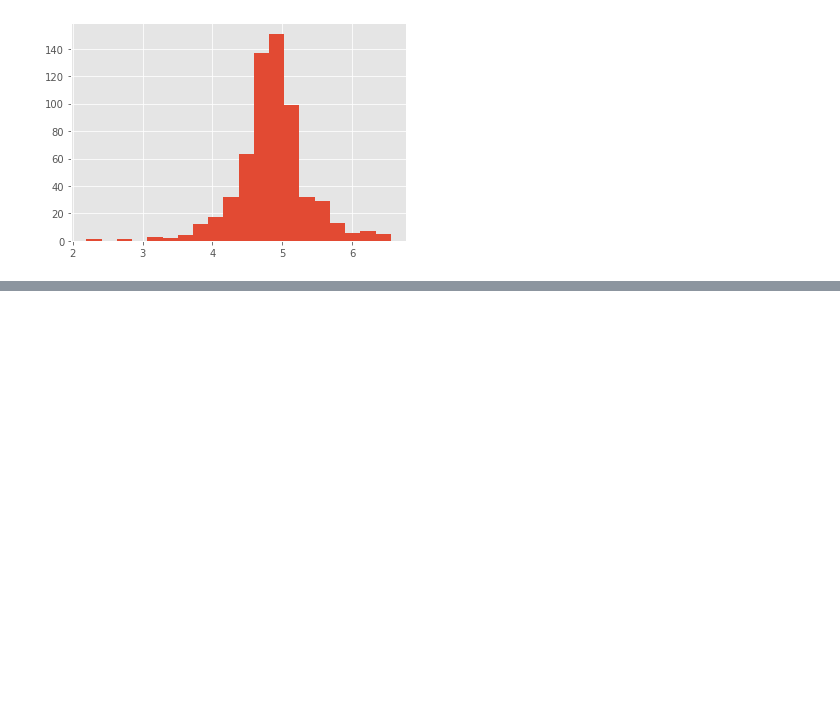
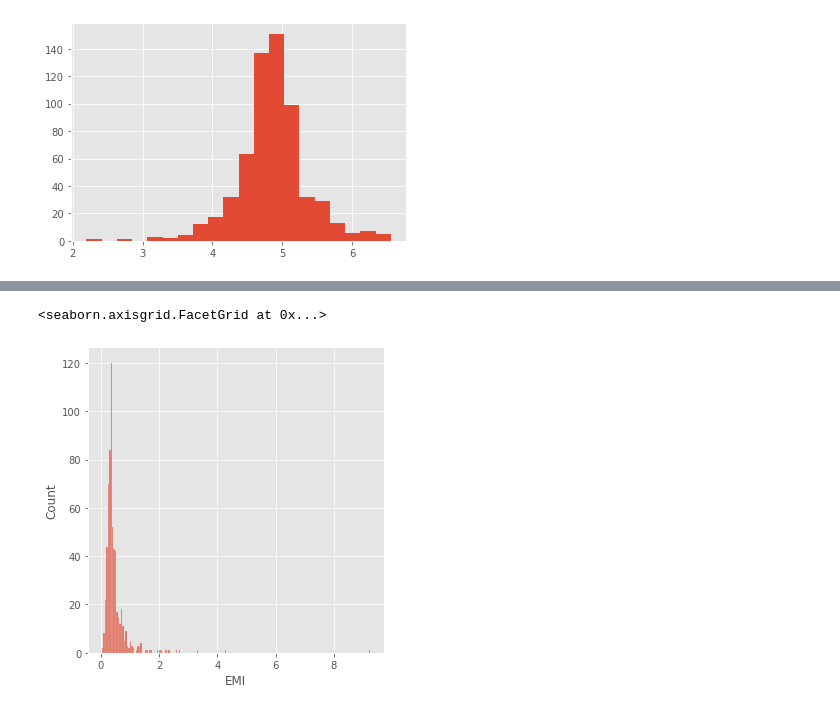
Before and after one commit to ew3g/loan-prediction, a Jupyter notebook: notebook.ipynb, the cells around one changed output, grey strips where cells are left out. Cells and saved outputs as stored; diff of their text form; code cells hidden in the pictures; blank space fills up the shorter version.

```diff
--- a/notebook.ipynb
+++ b/notebook.ipynb
@@ -411,0 +505,10 @@ x_train, x_cv, y_train, y_cv = train_test_split(X, y, test_size=0.3)
+# %%
+#Creating EMI
+loan_data_train['EMI'] = loan_data_train['LoanAmount'] / loan_data_train['Loan_Amount_Term']
+loan_data_test['EMI'] = loan_data_test['LoanAmount'] / loan_data_test['Loan_Amount_Term']
+# %%
+#EMI distribution
+sns.displot(loan_data_train['EMI'])
+# %% [output]
+<seaborn.axisgrid.FacetGrid at 0x...>
+[figure, added]
```
Also changed, not shown: parts of 10 cells of this notebook.
